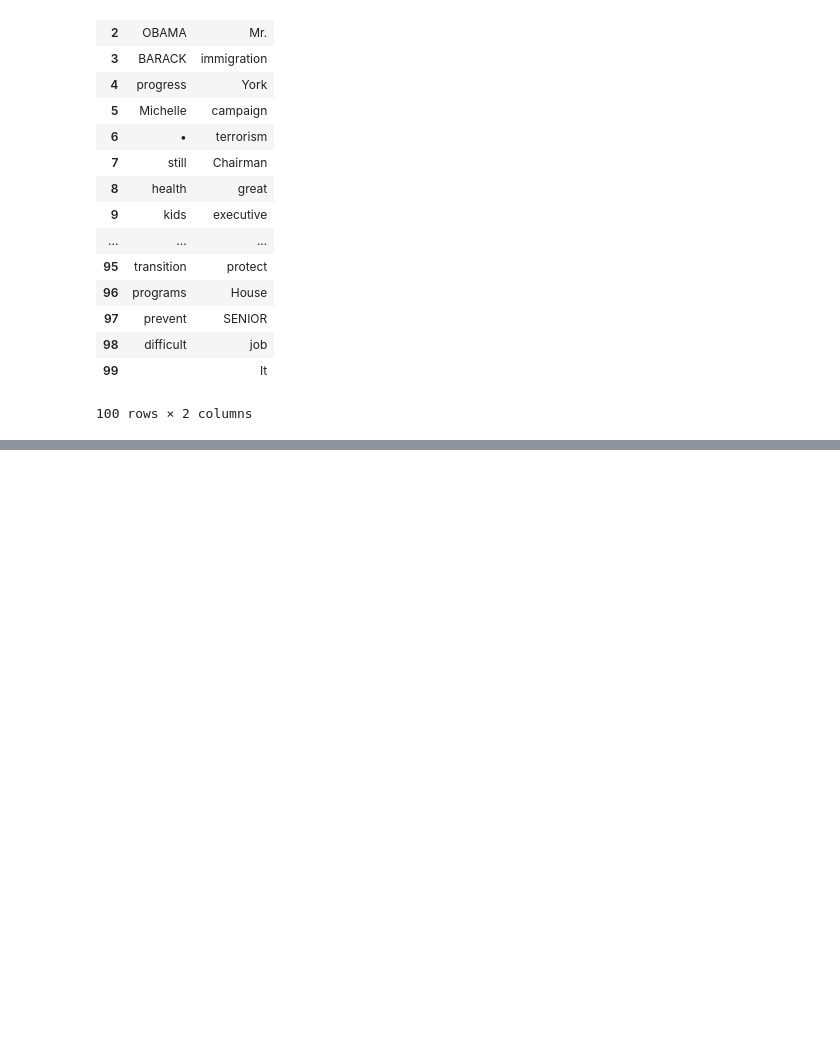
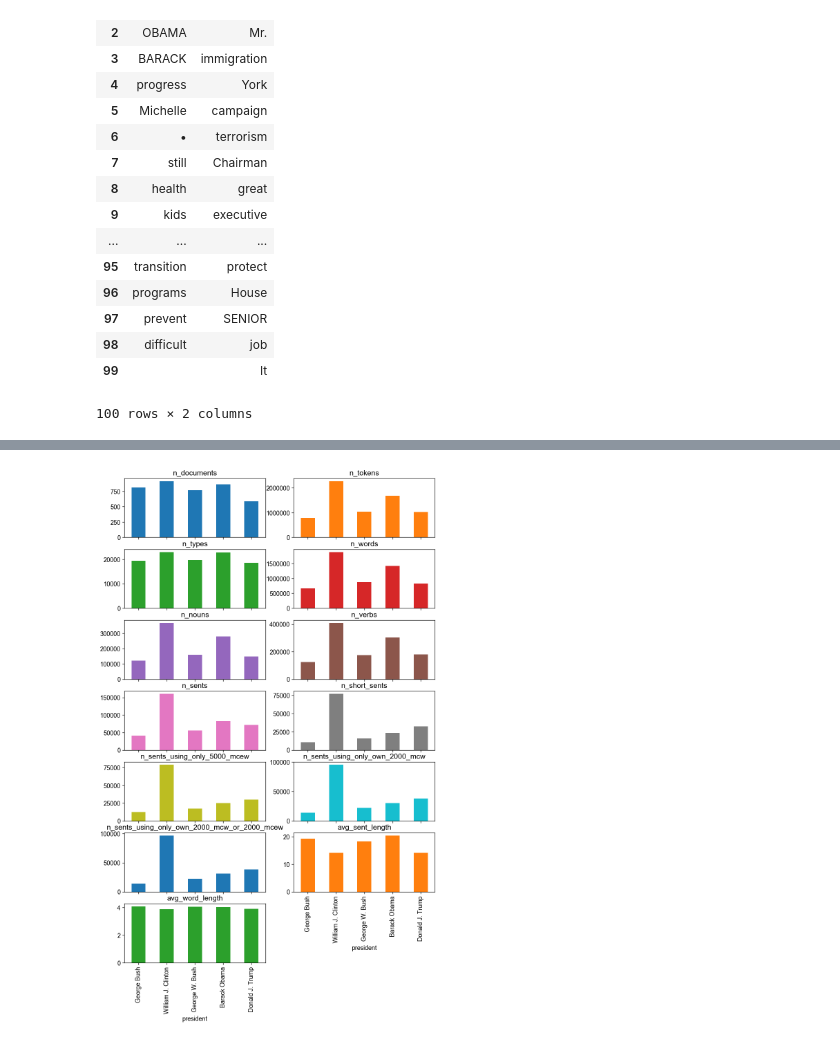
Before and after one commit to chbrown/presidents, a Jupyter notebook: notebooks/Inaugural-Shift.ipynb, the cells around one changed output, grey strips where cells are left out. Saved outputs shown, nothing was run; the diff lists cells and outputs as text; code cells hidden in the pictures; blank space fills up the shorter version.

```diff
--- a/notebooks/Inaugural-Shift.ipynb
+++ b/notebooks/Inaugural-Shift.ipynb
@@ -690,0 +740,15 @@ pd.DataFrame(zip(*top_n_terms), columns=['Obama', 'Trump'])
+# %%
+def uses_only_2000_most_common_english_words(span):
+    span_words = set(word_candidates(span))
+    return span_words.issubset(top_2000_words_set)
+# %%
+def uses_only_5000_most_common_english_words(span):
+    span_words = set(word_candidates(span))
+    return span_words.issubset(top_5000_words_set)
+# %%
+def uses_only_own_2000_most_common_words_func(own_doc):
+    own_2000_most_common_words = set(dict(Counter(word_candidates(own_doc)).most_common(2000)).keys())
+    def check(span):
+        span_words = set(word_candidates(span))
+        return span_words.issubset(own_2000_most_common_words)
+    return check
@@ -690,0 +810,3 @@ pd.DataFrame(zip(*top_n_terms), columns=['Obama', 'Trump'])
+# %%
+df = df_syntactic_counts.set_index(['president_id', 'president']).reset_index('president_id', drop=True)
+df
@@ -690,0 +821,16 @@ pd.DataFrame(zip(*top_n_terms), columns=['Obama', 'Trump'])
+# %%
+# df.plot(kind='bar')
+# df.transpose().plot(kind='bar')
+# def plot_columns(df):
+#     ncols = 3
+#     fig, axes = plt.subplots(4, ncols, sharex=True)
+#     for i, column in enumerate(df.columns):
+#         row = i // ncols
+#         col = i % ncols
+#         ax = axes[row, col]
+#         df[column].plot(kind='bar', ax=ax)
+#         ax.set_title(column)
+#         ax.set_xlabel('')
+df.plot(kind='bar', subplots=True, layout=(1 + len(df.columns) // 2, 2), legend=None, figsize=(10, 16));
+# %% [output]
+[figure, added]
```
Also changed, not shown: parts of 28 cells of this notebook.
